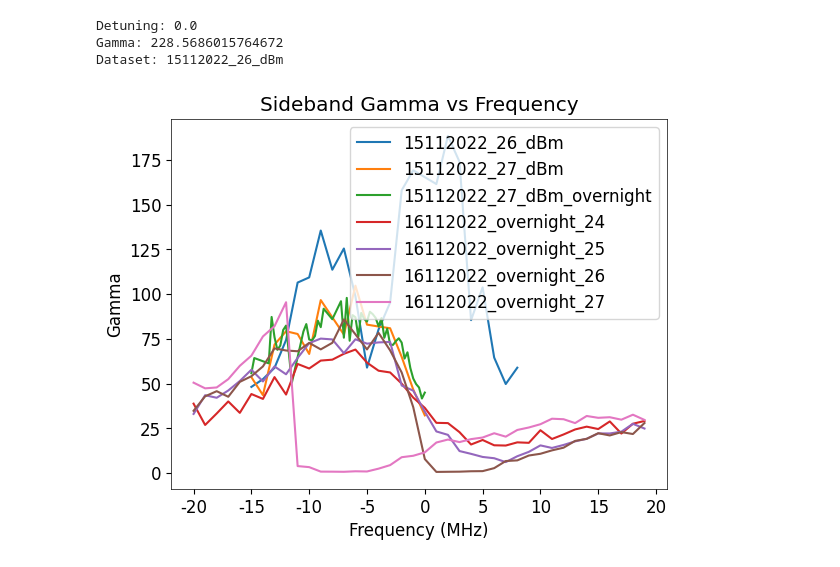
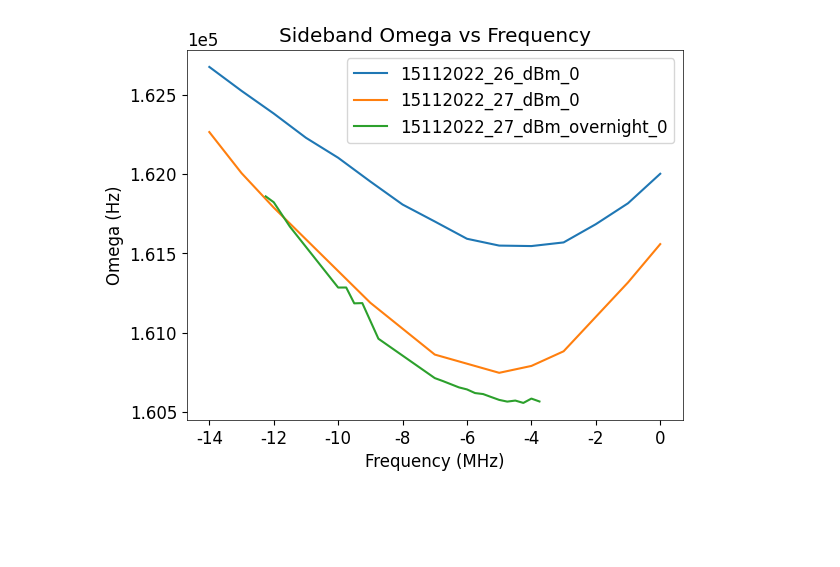
Before and after one commit to HenryGinn/Optomechanics-Data-Analysis, a Jupyter notebook: Plot Gamma.ipynb, the cells around one changed output. Saved outputs shown, nothing was run; the diff lists cells and outputs as text; code cells hidden in the pictures; blank space fills up the shorter version.

Commit message:
Finding omega (bug in matching transmissions)

```diff
--- a/Plot Gamma.ipynb
+++ b/Plot Gamma.ipynb
@@ -22,15 +22,16 @@ def get_file_contents(file_name):
         file_contents = file.readlines()
     return file_contents
 
-def get_detuning_and_gamma(file_contents, dataset):
+def get_detuning_and_gamma(file_contents, label):
     file_lines_decomposed = [[float(number) for number in line.strip().split('\t')]
                              for line in file_contents]
-    output_outliers(file_lines_decomposed, dataset)
-    file_lines_decomposed = [i for i in file_lines_decomposed if abs(i[1]) < 200]
+    #output_outliers(file_lines_decomposed, label)
+    #file_lines_decomposed = [i for i in file_lines_decomposed if abs(i[1]) < 200]
+    file_lines_decomposed = [i for i in file_lines_decomposed if abs(i[1]) < 200000]
     detuning, gamma = zip(*file_lines_decomposed)
     return detuning, gamma
 
-def output_outliers(file_lines_decomposed, dataset):
+def output_outliers(file_lines_decomposed, file_name):
     for i in file_lines_decomposed:
         if abs(i[1]) >= 200:
             print((f"Detuning: {i[0]}\n"
@@ -40,16 +41,16 @@ def output_outliers(file_lines_decomposed, dataset):
 def plot_detuning_vs_gamma(path):
     for file_name in sorted(os.listdir(path)):
         file_contents = get_file_contents(file_name)
-        data_set = file_name[18:]
-        detuning, gamma = get_detuning_and_gamma(file_contents, data_set)
-        plt.plot(detuning, gamma, label = data_set)
+        label = file_name[:-4]
+        detuning, gamma = get_detuning_and_gamma(file_contents, label)
+        plt.plot(detuning, gamma, label = label)
     return plt
 
 def add_plot_labels(plt):
     plt = plot_labels_x_axis(plt)
     plt.legend(loc="upper right")
-    plt.ylabel("Gamma")
-    plt.title("Sideband Gamma vs Frequency")
+    plt.ylabel("Omega (Hz)")
+    plt.title("Sideband Omega vs Frequency")
     return plt
 
 def plot_labels_x_axis(plt):
@@ -76,13 +77,10 @@ def get_prefix_data(plt):
     return prefix, prefix_power
 # %%
 parent_folder = os.path.dirname(sys.path[0])
-path = os.path.join(parent_folder, "Gamma Results")
+path = os.path.join(parent_folder, "Omega Results")
 plt = plot_detuning_vs_gamma(path)
 plt = add_plot_labels(plt)
 plt.savefig('/home/henry/Documents/Physics Internship/test3',
                 bbox_inches='tight', format='png')
 # %% [output]
-Detuning: 0.0
-Gamma: 228.5686015764672
-Dataset: 15112022_26_dBm
-[figure, old version]
+[figure, new version]
```
Also changed, not shown: 7 other files.
